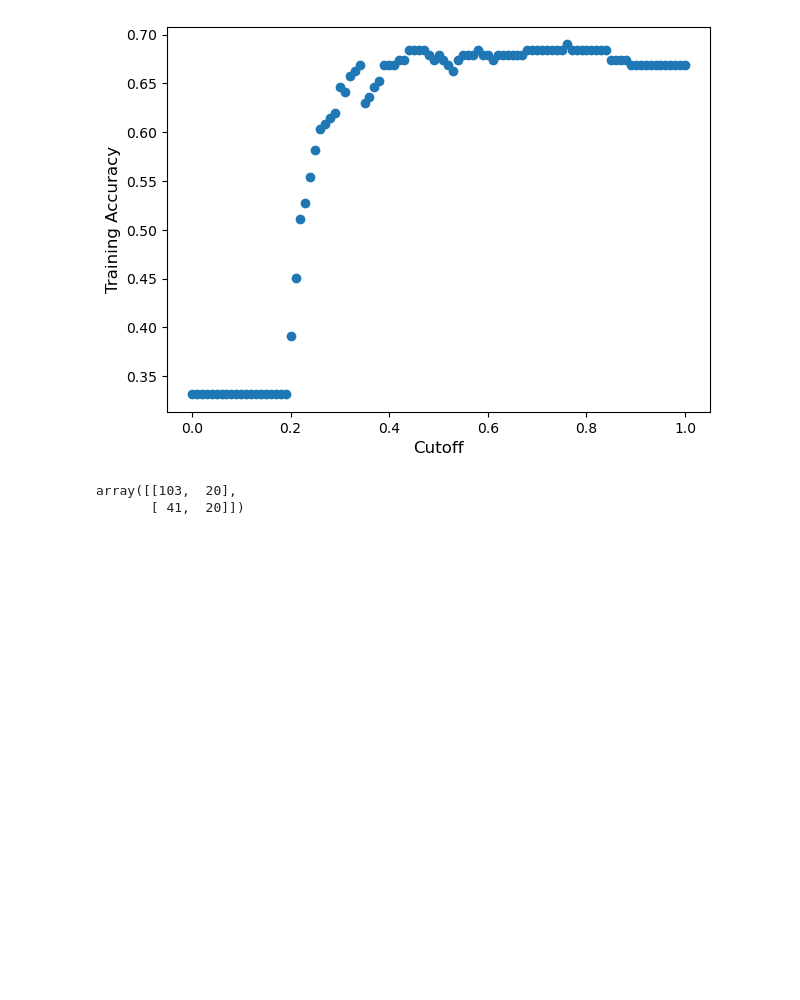
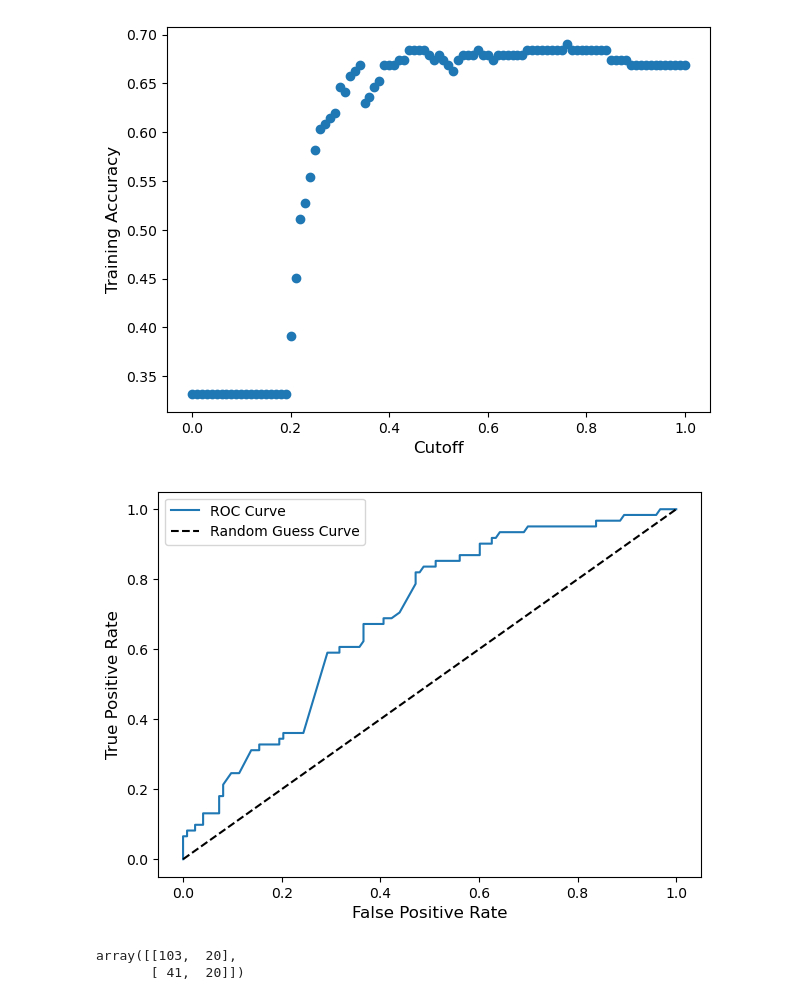
Before and after one commit to NoahGillespie/CGM, a Jupyter notebook: model/logistic_regression.ipynb, the cells around one changed output. Cells and saved outputs as stored; diff of their text form; code cells hidden in the pictures; blank space fills up the shorter version.

Commit message:
roc curve

```diff
--- a/model/logistic_regression.ipynb
+++ b/model/logistic_regression.ipynb
@@ -269,3 +271,21 @@ plt.show()
+# %%
+fprs, tprs, cutoffs = roc_curve(y_train, log_reg.predict_proba(X_train['total_carb'].values.reshape(-1,1))[:,1])
+# %%
+plt.figure(figsize=(7,5))
+
+plt.plot(fprs, tprs, label="ROC Curve")
+plt.plot([0,1], [0,1], 'k--', label="Random Guess Curve")
+
+
+plt.xlabel("False Positive Rate", fontsize=12)
+plt.ylabel("True Positive Rate", fontsize=12)
+plt.xticks(fontsize=10)
+plt.yticks(fontsize=10)
+plt.legend(fontsize=10)
+
+plt.show()
+# %% [output]
+[figure, added]
 # %%
 from sklearn.metrics import confusion_matrix
 # %%
```
Also changed, not shown: parts of 2 cells of this notebook.
